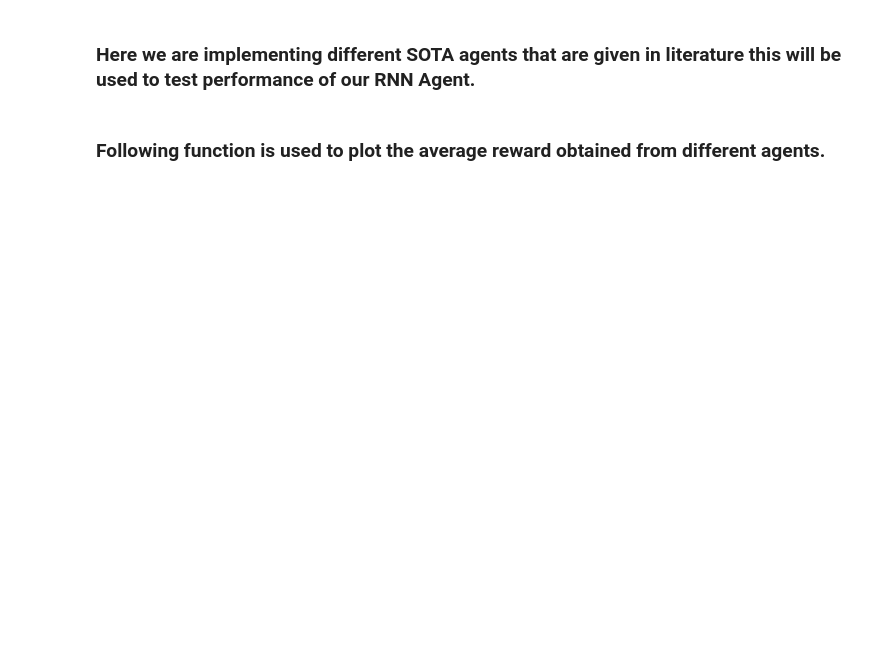
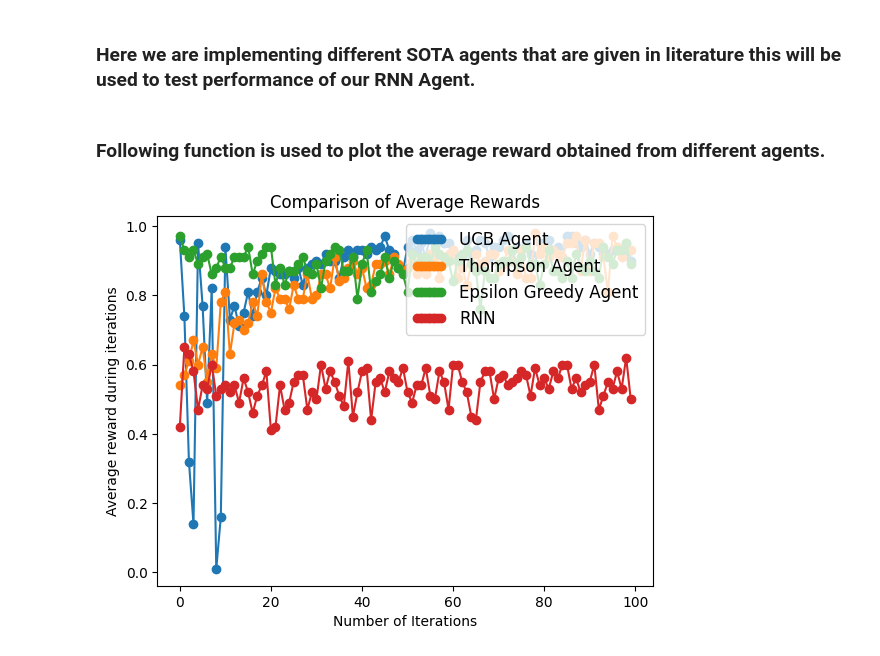
Before and after one commit to sharmaswastik/EE-675A-Course-Project, a Jupyter notebook: CP.ipynb, the cells around one changed output. Saved outputs shown, nothing was run; the diff lists cells and outputs as text; code cells hidden in the pictures; blank space fills up the shorter version.

```diff
--- a/CP.ipynb
+++ b/CP.ipynb
@@ -403,9 +406,11 @@ def experiments(num_actions, trials, episodes, gamma, lr):
 
     plot_data(rewards_exp, names)
 # %%
-num_actions = 5
-task_episodes = 500
+num_actions = 10
+task_episodes = 100
 trials = 1000
 gamma = 0.9
-lr = 0
+lr = 0.0
 experiments(num_actions, trials, task_episodes, gamma, lr)
+# %% [output]
+[figure, added]
```
Also changed, not shown: parts of 3 cells of this notebook.
